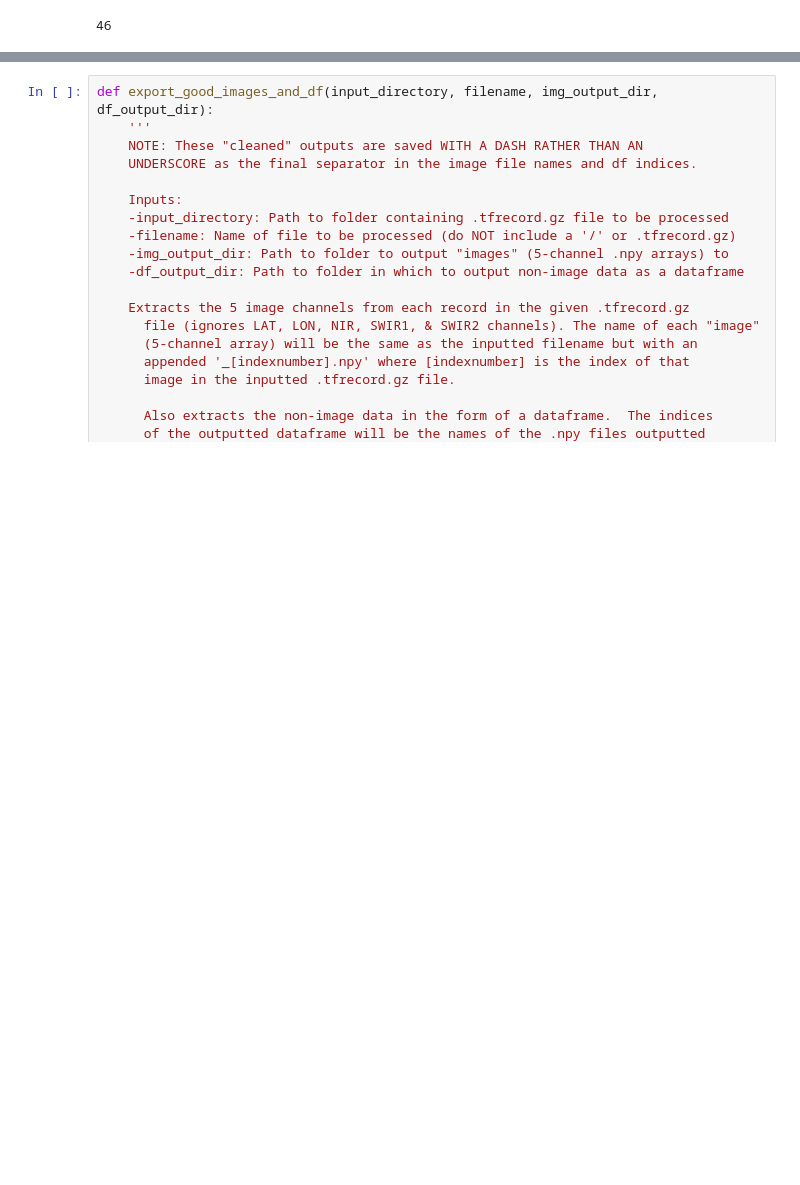
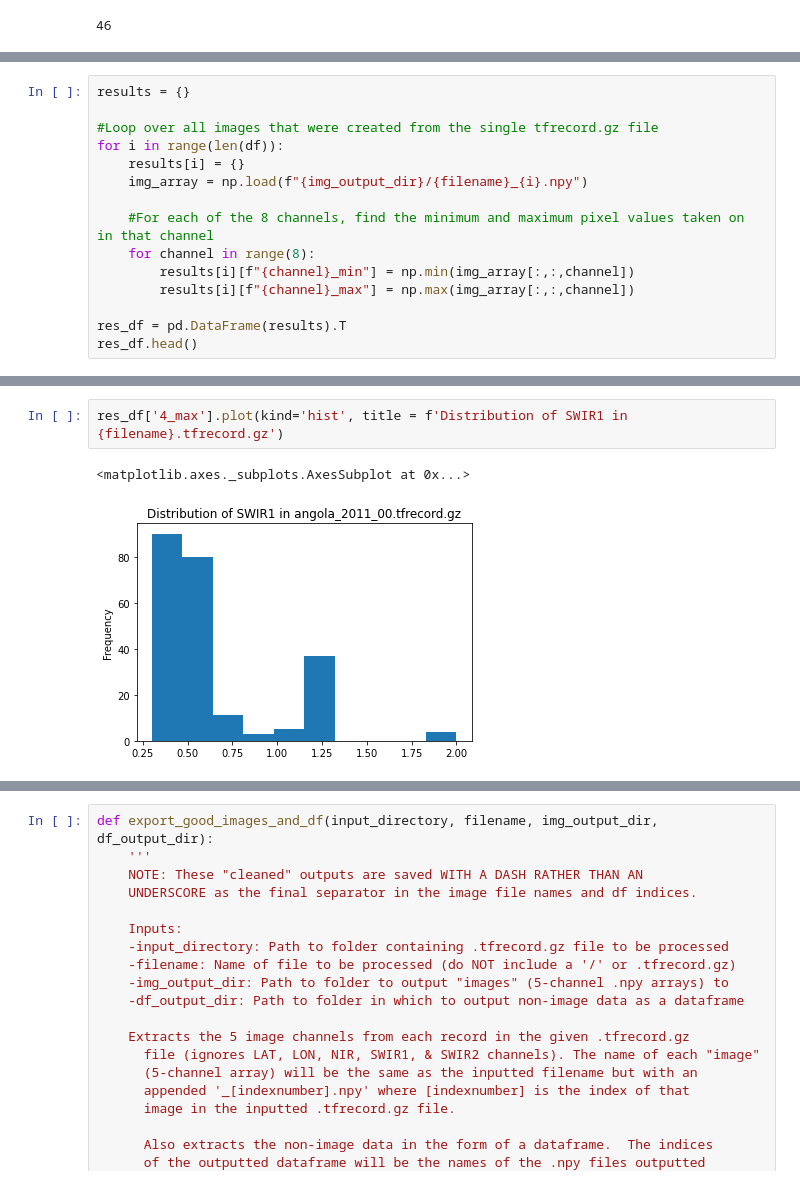
Before and after one commit to simonlazarus/Predicting-Poverty-with-Satellite-Images, a Jupyter notebook: code/02_extract_images_and_data.ipynb, the cells around one changed output, grey strips where cells are left out. Saved outputs shown, nothing was run; the diff lists cells and outputs as text; blank space fills up the shorter version.

```diff
--- a/code/02_extract_images_and_data.ipynb
+++ b/code/02_extract_images_and_data.ipynb
@@ -436,0 +442,15 @@ Going forward, we *will* need to drop those images that have RGB values greater
+# %%
+results = {}
+
+#Loop over all images that were created from the single tfrecord.gz file
+for i in range(len(df)):
+    results[i] = {}
+    img_array = np.load(f"{img_output_dir}/{filename}_{i}.npy")
+
+    #For each of the 8 channels, find the minimum and maximum pixel values taken on in that channel
+    for channel in range(8):
+        results[i][f"{channel}_min"] = np.min(img_array[:,:,channel])
+        results[i][f"{channel}_max"] = np.max(img_array[:,:,channel])
+
+res_df = pd.DataFrame(results).T
+res_df.head()
@@ -436,0 +510,5 @@ Going forward, we *will* need to drop those images that have RGB values greater
+# %%
+res_df['4_max'].plot(kind='hist', title = f'Distribution of SWIR1 in {filename}.tfrecord.gz')
+# %% [output]
+<matplotlib.axes._subplots.AxesSubplot at 0x...>
+[figure, added]
```
Also changed, not shown: parts of 94 cells of this notebook, 9 other files.
